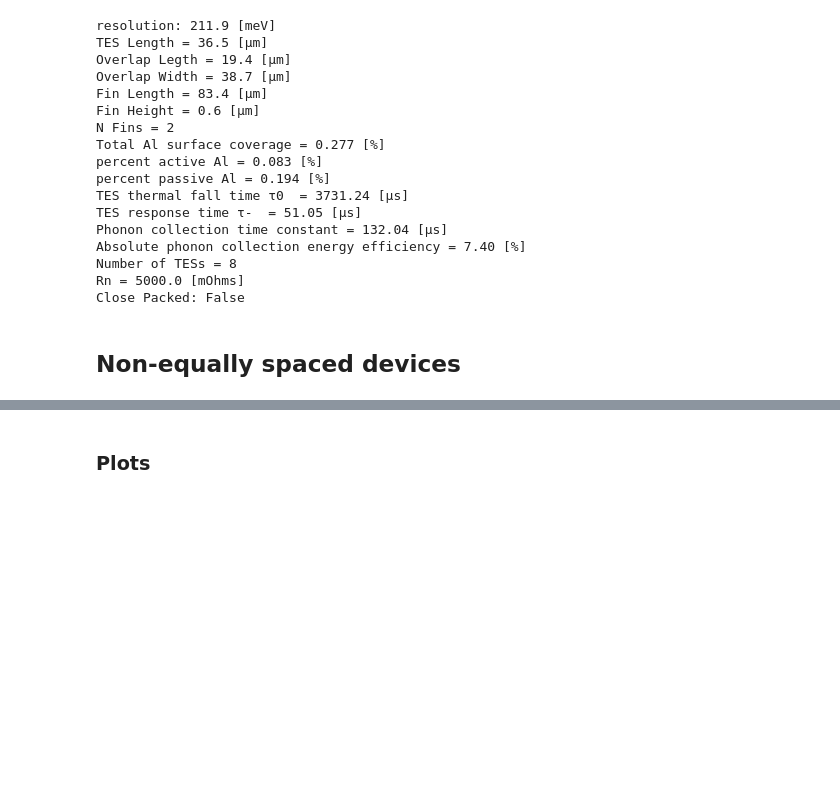
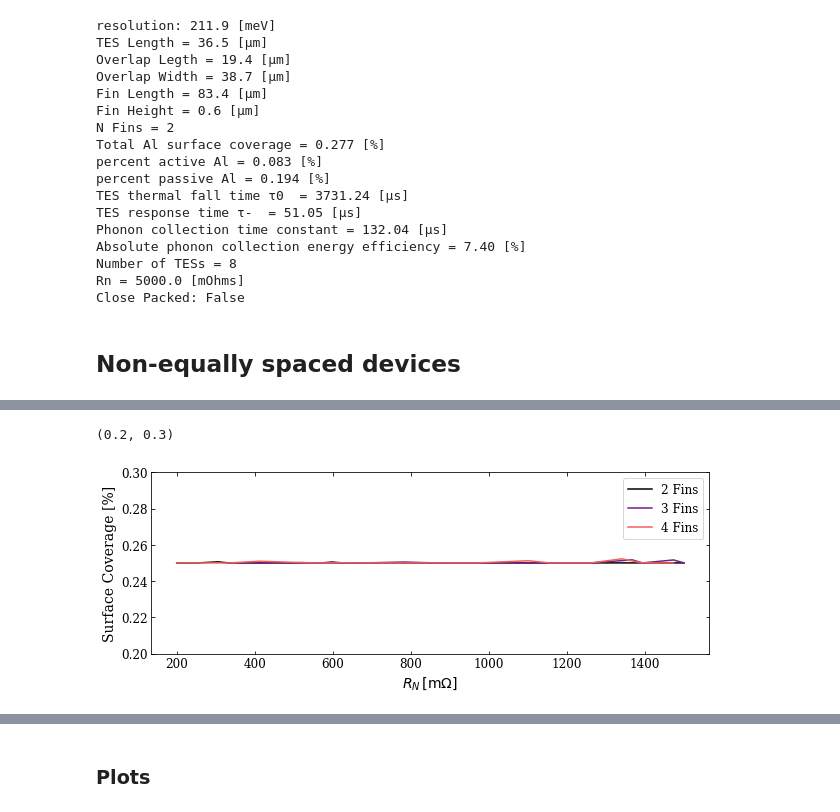
Before and after one commit to cwfink/cm_det_opt, a Jupyter notebook: quarter_percent/point25_percent_cov.ipynb, the cells around one changed output, grey strips where cells are left out. Drawn from its saved outputs; the diff is of its cells as text; code cells hidden in the pictures; blank space fills up the shorter version.

```diff
--- a/quarter_percent/point25_percent_cov.ipynb
+++ b/quarter_percent/point25_percent_cov.ipynb
@@ -440,12 +354,12 @@ det_thickness = 4e-3
 l_tes0 = 30e-6
 l_tes_bnds = [15e-6, 300e-6]
 l_overlap0 = 6e-6
-l_overlap_bnds = [5e-06, 20e-6]
+l_overlap_bnds = [5e-06, 16e-6]
 l_fin0 = 30e-6
 l_fin_bnds = [25e-6, 400e-6]
 n_fin0 = 2
 n_fin_bnds = [2,6]
-
+n_norm_points = 50
 
 rp = 2e-3
 ahole = 4.9e-11
@@ -458,18 +372,23 @@ fix_w_overlap=True
 safety = 200e-6
 veff_WAloverlap=.45 # measured
 
-res = np.zeros((3,150))
-length = np.zeros((3,150))
-overlap = np.zeros((3,150))
-fin = np.zeros((3,150))
-surf = np.zeros((3,150))
-ntes = np.zeros((3,150))
+res = np.zeros((3,n_norm_points))
+length = np.zeros((3, n_norm_points))
+overlap = np.zeros((3, n_norm_points))
+fin = np.zeros((3, n_norm_points))
+surf = np.zeros((3, n_norm_points))
+ntes = np.zeros((3, n_norm_points))
+success = np.zeros((3, n_norm_points))
+cost = np.zeros((3, n_norm_points))
 
-res_n = np.linspace(200e-3, 10, 150)
+#res_n = np.linspace(200e-3, 900e-3, n_norm_points)
+res_n = np.linspace(200e-3, 1.5, n_norm_points)
+
+
 
 for jj in range(2,5):
     for ii in tqdm(range(len(res_n))):
-        det1, eres, params = optimize.optimize_detector( tes_length0=l_tes0,
+        det1, eres, params, result = optimize.optimize_detector( tes_length0=l_tes0,
                                                             tes_l_overlap0=l_overlap0,
                                                             l_fin0=l_fin0,
                                                             n_fin0=jj,
@@ -499,6 +418,8 @@ for jj in range(2,5):
         fin[jj-2,ii]=det1.QET.l_fin
         surf[jj-2,ii]=det1._fSA_qpabsorb
         ntes[jj-2,ii]=det1.QET.TES.nTES
+        cost[jj-2,ii]=result.fun
+        success[jj-2,ii]=result.success
 
 
 np.save('norm_r_025_200_2_5.np', res_n)
@@ -507,5 +428,6 @@ np.save('length_025_200_2_5.np', length)
 np.save('overlap_025_200_2_5.np', overlap)
 np.save('fin_025_200_2_5.np', fin)
 np.save('surf_025_200_2_5.np', surf)
-
+np.save('cost_025_200_2_5.np',cost)
+np.save('success_025_200_2_5.np', success)
 np.save('ntes_025_200_2_5.np', ntes)
@@ -519,0 +434,13 @@ np.save('ntes_025_200_2_5.np', ntes)
+# %%
+colors = cm.magma(np.linspace(0,1,res.shape[0]+1))
+plt.figure(figsize=(10, 5*2/3))
+for ii in range(res.shape[0]):
+    c = success[ii] == True
+    plt.plot(res_n[c]*1e3, surf[ii][c]*100, color=colors[ii], label=f'{ii+2} Fins')
+plt.legend()
+plt.xlabel(r'$R_N\, [\mathrm{m}\Omega]$')
+plt.ylabel('Surface Coverage [%]')
+plt.ylim(.2,.3)
+# %% [output]
+(0.2, 0.3)
+[figure, added]
```
Also changed, not shown: parts of 12 cells of this notebook, 36 other files.
